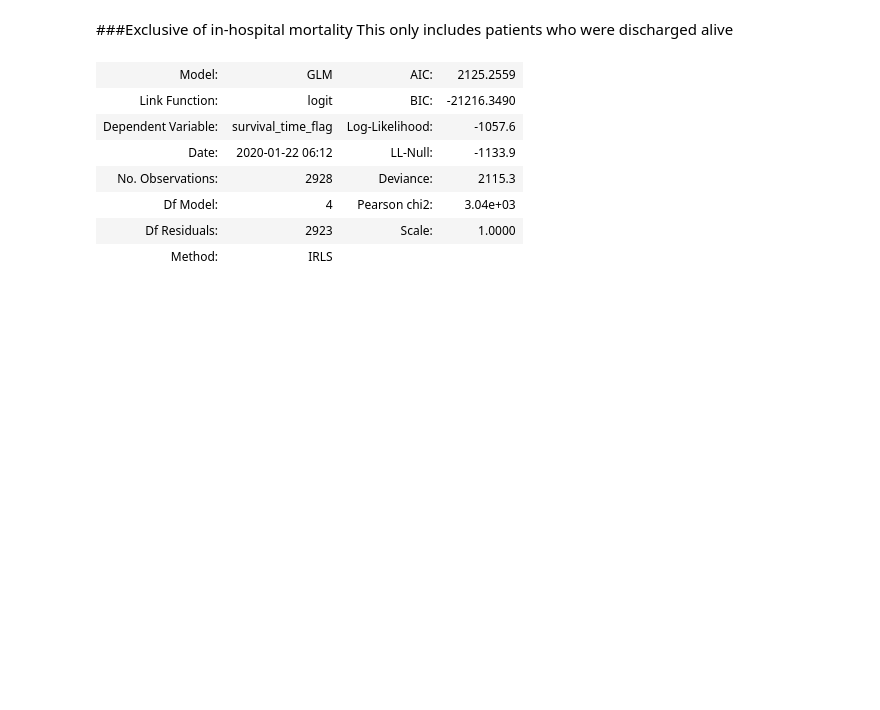
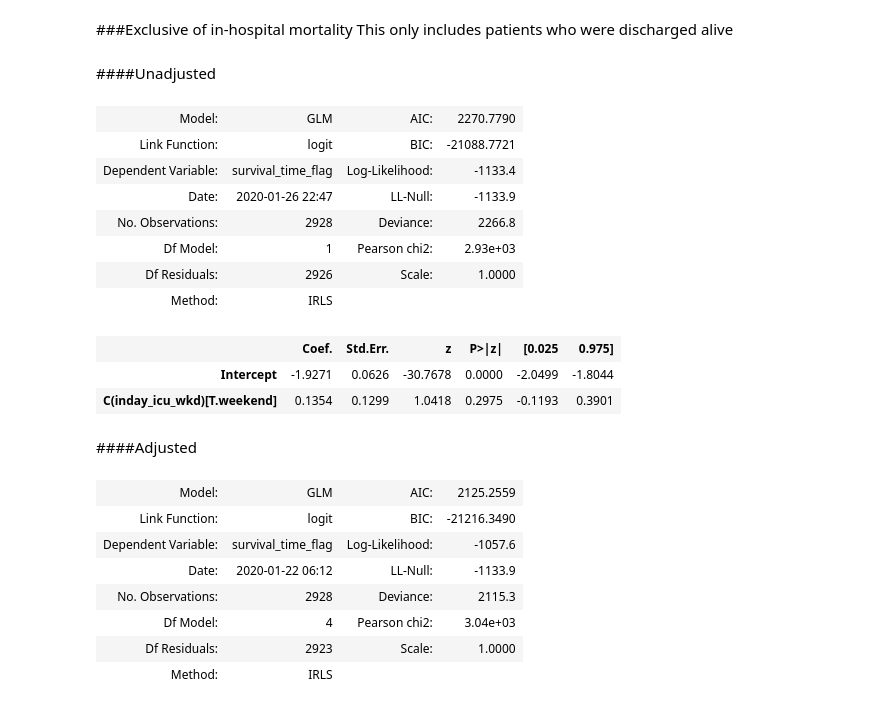
Before and after one commit to the-moose-machine/medical, a Jupyter notebook: WeekendStrokeMortality_accurate.ipynb, the cells around one changed output. Cells and saved outputs as stored; diff of their text form; code cells hidden in the pictures; blank space fills up the shorter version.

```diff
--- a/WeekendStrokeMortality_accurate.ipynb
+++ b/WeekendStrokeMortality_accurate.ipynb
@@ -1446,6 +1490,30 @@ adj_glm.summary2()
 # %% [markdown]
 ###Exclusive of in-hospital mortality
 This only includes patients who were discharged alive
+# %% [markdown]
+####Unadjusted
+# %%
+#For Short and Long term Survival exclusive of in-hospital mortality - unadjusted
+#Measured against the flag variable for clarity
+#Short survival = 1
+adj_glm = smf.glm('survival_time_flag ~ C(inday_icu_wkd)',
+                     data=df_survived, family=sm.families.Binomial()).fit()
+adj_glm.summary2()
+# drop1(adj.glm,test="Chisq")
+# %% [output]
+| Model: | GLM | AIC: | 2270.7790 |
+| Link Function: | logit | BIC: | -21088.7721 |
+| Dependent Variable: | survival_time_flag | Log-Likelihood: | -1133.4 |
+| Date: | 2020-01-26 22:47 | LL-Null: | -1133.9 |
+| No. Observations: | 2928 | Deviance: | 2266.8 |
+| Df Model: | 1 | Pearson chi2: | 2.93e+03 |
+| Df Residuals: | 2926 | Scale: | 1.0000 |
+| Method: | IRLS |  |  |
+|  | Coef. | Std.Err. | z | P>|z| | [0.025 | 0.975] |
+| Intercept | -1.9271 | 0.0626 | -30.7678 | 0.0000 | -2.0499 | -1.8044 |
+| C(inday_icu_wkd)[T.weekend] | 0.1354 | 0.1299 | 1.0418 | 0.2975 | -0.1193 | 0.3901 |
+# %% [markdown]
+####Adjusted
 # %%
 #Measured against the flag variable for clarity
 #Short survival = 1
```
Also changed, not shown: parts of 8 cells of this notebook.
